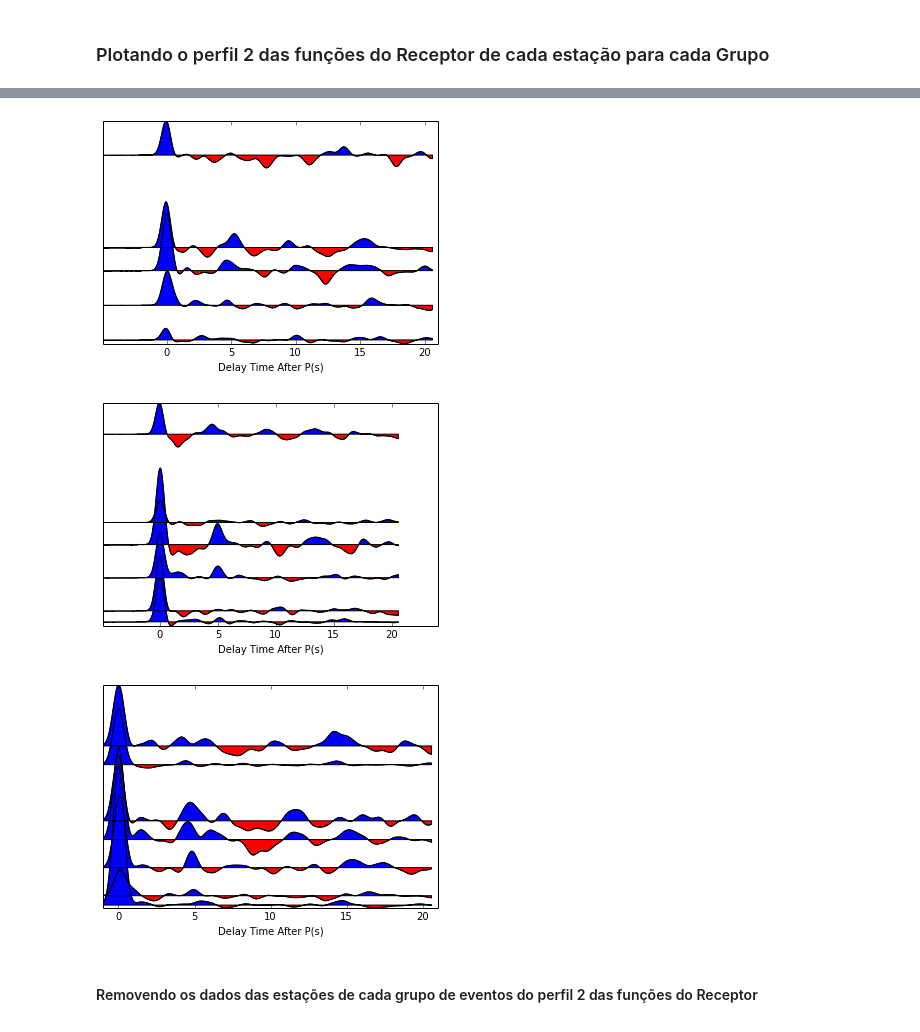
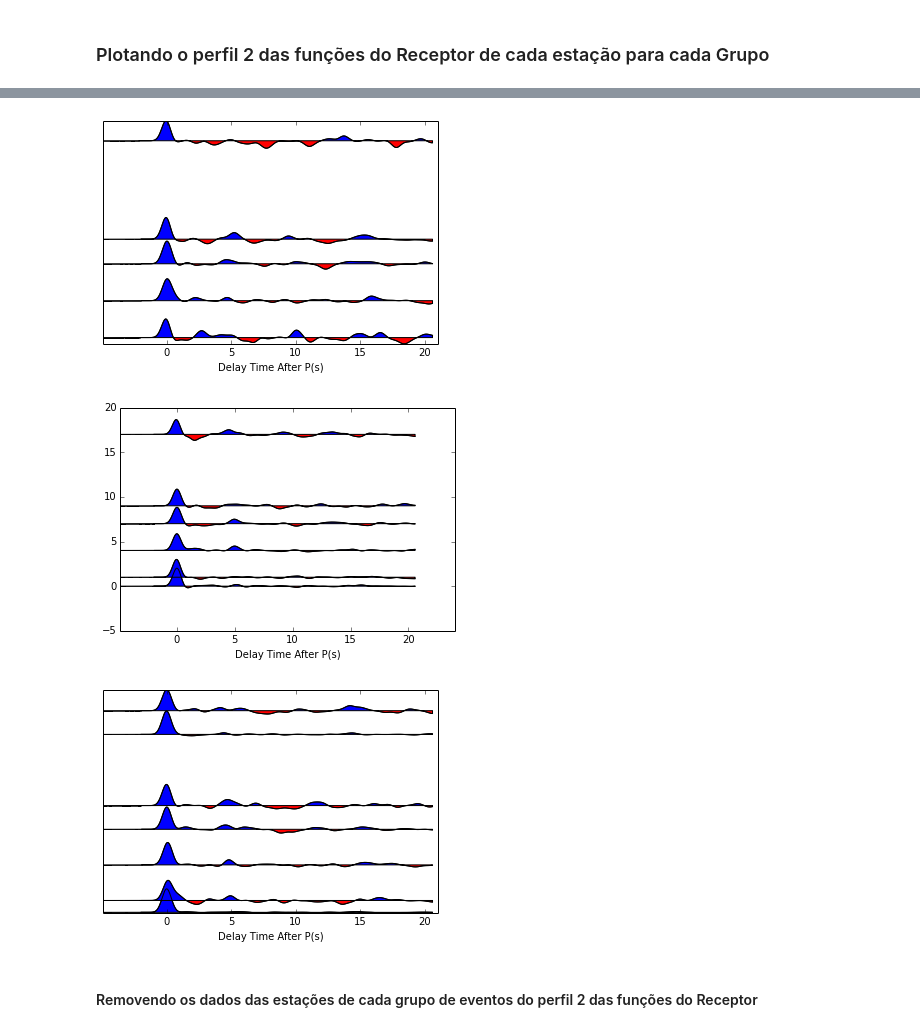
Before and after one commit to dIOGOLOC/projeto_mestrado, a Jupyter notebook: plotagem_perfil_estacoes.ipynb, the cells around one changed output, grey strips where cells are left out. Cells and saved outputs as stored; diff of their text form; code cells hidden in the pictures.

```diff
--- a/plotagem_perfil_estacoes.ipynb
+++ b/plotagem_perfil_estacoes.ipynb
@@ -280,8 +298,11 @@ SWSTA2 = [i.split('.txt')[0] for i in SWSTAlist2]
 SWindex2 = f(perfil2,SWSTA2)
 
 SWgroup_stack2[k::] = [np.genfromtxt('/home/diogo/projeto_mestrado/'+i, delimiter=',')[0] for k,i in enumerate(SWlist2)]
+for i in xrange(len(SWgroup_stack2)):
+    SWgroup_stack2[i] = SWgroup_stack2[i]/abs(np.linalg.norm(SWgroup_stack2[i]))
 SWgroup_time2[k::] = [np.genfromtxt('/home/diogo/projeto_mestrado/'+i, delimiter=',')[1] for k,i in enumerate(SWlist2)]
 SWgroup_dist2 = dist_perfil2[SWindex2]
+np.savetxt('/home/diogo/projeto_mestrado/SWstack_perfil2.asc',SWgroup_stack,delimiter=' ')
 # %% [markdown]
 <h4>Grupo NW</h4>
 # %%
@@ -293,8 +314,11 @@ NWSTA2 = [i.split('.txt')[0] for i in NWSTAlist2]
 NWindex2 = f(perfil2,NWSTA2)
 
 NWgroup_stack2[k::] = [np.genfromtxt('/home/diogo/projeto_mestrado/'+i, delimiter=',')[0] for k,i in enumerate(NWlist2)]
+for i in xrange(len(NWgroup_stack2)):
+    NWgroup_stack2[i] = NWgroup_stack2[i]/abs(np.linalg.norm(NWgroup_stack2[i]))
 NWgroup_time2[k::] = [np.genfromtxt('/home/diogo/projeto_mestrado/'+i, delimiter=',')[1] for k,i in enumerate(NWlist2)]
 NWgroup_dist2 = dist_perfil2[NWindex2]
+np.savetxt('/home/diogo/projeto_mestrado/NWstack_perfil2.asc',NWgroup_stack,delimiter=' ')
 # %% [markdown]
 <h3>Plotando o perfil 2 das funções do Receptor de cada estação para cada Grupo</h3>
 # %%
@@ -316,9 +340,9 @@ if NElist2 != []:
 if SElist2 != []:
     SEorglist2 = np.argsort([SE2 for SE2 in SEgroup_dist2])
     for i,j in enumerate(SEorglist2):
-        plt.plot(SEgroup_time2[i]-5,SEgroup_dist2[i]+SEgroup_stack2[i], 'k', linewidth=1)
-        plt.fill_between(SEgroup_time2[i]-5,SEgroup_dist2[i]+SEgroup_stack2[i],SEgroup_dist2[i], where=SEgroup_dist2[i]+SEgroup_stack2[i]>=SEgroup_dist2[i], facecolor='blue', interpolate=True)
-        plt.fill_between(SEgroup_time2[i]-5,SEgroup_dist2[i]+SEgroup_stack2[i],SEgroup_dist2[i], where=SEgroup_dist2[i]+SEgroup_stack2[i]<=SEgroup_dist2[i], facecolor='red', interpolate=True)
+        plt.plot(SEgroup_time2[i]-5,SEgroup_dist2[i]+SEgroup_stack2[i]*10, 'k', linewidth=1)
+        plt.fill_between(SEgroup_time2[i]-5,SEgroup_dist2[i]+SEgroup_stack2[i]*10,SEgroup_dist2[i], where=SEgroup_dist2[i]+SEgroup_stack2[i]*10>=SEgroup_dist2[i], facecolor='blue', interpolate=True)
+        plt.fill_between(SEgroup_time2[i]-5,SEgroup_dist2[i]+SEgroup_stack2[i]*10,SEgroup_dist2[i], where=SEgroup_dist2[i]+SEgroup_stack2[i]*10<=SEgroup_dist2[i], facecolor='red', interpolate=True)
         #plt.xticks([])
         plt.yticks([])
         plt.xlim(-4.9,21)
@@ -326,37 +350,37 @@ if SElist2 != []:
         plt.xlabel('Delay Time After P(s)')
         plt.savefig('Perfil das Funções do Receptor - SE - Perfil 2.png',dpi=300)
 # %% [output]
-[figure, old version]
+[figure, new version]
 # %%
 if SWlist2 != []:
     SWorglist2 = np.argsort([SW2 for SW2 in SWgroup_dist2])
     for i,j in enumerate(SWgroup_dist2):
-        plt.plot(SWgroup_time2[i]-5,SWgroup_dist2[i]+SWgroup_stack2[i], 'k', linewidth=1)
-        plt.fill_between(SWgroup_time2[i]-5,SWgroup_dist2[i]+SWgroup_stack2[i],SWgroup_dist2[i], where=SWgroup_dist2[i]+SWgroup_stack2[i]>=SWgroup_dist2[i], facecolor='blue', interpolate=True)
-        plt.fill_between(SWgroup_time2[i]-5,SWgroup_dist2[i]+SWgroup_stack2[i],SWgroup_dist2[i], where=SWgroup_dist2[i]+SWgroup_stack2[i]<=SWgroup_dist2[i], facecolor='red', interpolate=True)
+        plt.plot(SWgroup_time2[i]-5,SWgroup_dist2[i]+SWgroup_stack2[i]*10, 'k', linewidth=1)
+        plt.fill_between(SWgroup_time2[i]-5,SWgroup_dist2[i]+SWgroup_stack2[i]*10,SWgroup_dist2[i], where=SWgroup_dist2[i]+SWgroup_stack2[i]*10>=SWgroup_dist2[i], facecolor='blue', interpolate=True)
+        plt.fill_between(SWgroup_time2[i]-5,SWgroup_dist2[i]+SWgroup_stack2[i]*10,SWgroup_dist2[i], where=SWgroup_dist2[i]+SWgroup_stack2[i]*10<=SWgroup_dist2[i], facecolor='red', interpolate=True)
         #plt.xticks([])
-        plt.yticks([])
+        #plt.yticks([])
         plt.xlim(-4.9,24)
         #plt.ylim(-0.5,len(SWlist2))
         plt.xlabel('Delay Time After P(s)')
         plt.savefig('Perfil das Funções do Receptor - SW - Perfil 2.png',dpi=300)
 # %% [output]
-[figure, old version]
+[figure, new version]
 # %%
 if NWlist2 != []:
     NWorglist2 = np.argsort([NW2 for NW2 in NWgroup_dist2])
     for i,j in enumerate(NWgroup_dist2):
-        plt.plot(NWgroup_time2[i]-5,NWgroup_dist2[i]+NWgroup_stack2[i], 'k', linewidth=1)
-        plt.fill_between(NWgroup_time2[i]-5,NWgroup_dist2[i]+NWgroup_stack2[i],NWgroup_dist2[i], where=NWgroup_dist2[i]+NWgroup_stack2[i]>=NWgroup_dist2[i], facecolor='blue', interpolate=True)
-        plt.fill_between(NWgroup_time2[i]-5,NWgroup_dist2[i]+NWgroup_stack2[i],NWgroup_dist2[i], where=NWgroup_dist2[i]+NWgroup_stack2[i]<=NWgroup_dist2[i], facecolor='red', interpolate=True)
+        plt.plot(NWgroup_time2[i]-5,NWgroup_dist2[i]+NWgroup_stack2[i]*10, 'k', linewidth=1)
+        plt.fill_between(NWgroup_time2[i]-5,NWgroup_dist2[i]+NWgroup_stack2[i]*10,NWgroup_dist2[i], where=NWgroup_dist2[i]+NWgroup_stack2[i]*10>=NWgroup_dist2[i], facecolor='blue', interpolate=True)
+        plt.fill_between(NWgroup_time2[i]-5,NWgroup_dist2[i]+NWgroup_stack2[i]*10,NWgroup_dist2[i], where=NWgroup_dist2[i]+NWgroup_stack2[i]*10<=NWgroup_dist2[i], facecolor='red', interpolate=True)
         #plt.xticks([])
         plt.yticks([])
-        plt.xlim(-1,21)
+        plt.xlim(-4.9,21)
         #plt.ylim(-0.5,len(NWlist2))
         plt.xlabel('Delay Time After P(s)')
         plt.savefig('Perfil das Funções do Receptor - NW - Perfil 2.png',dpi=300)
 # %% [output]
-[figure, old version]
+[figure, new version]
 # %% [markdown]
 <h4>Removendo  os dados das estações de cada grupo de eventos do perfil 2 das funções do Receptor</h4>
 # %%
```
Also changed, not shown: parts of 13 cells of this notebook.
